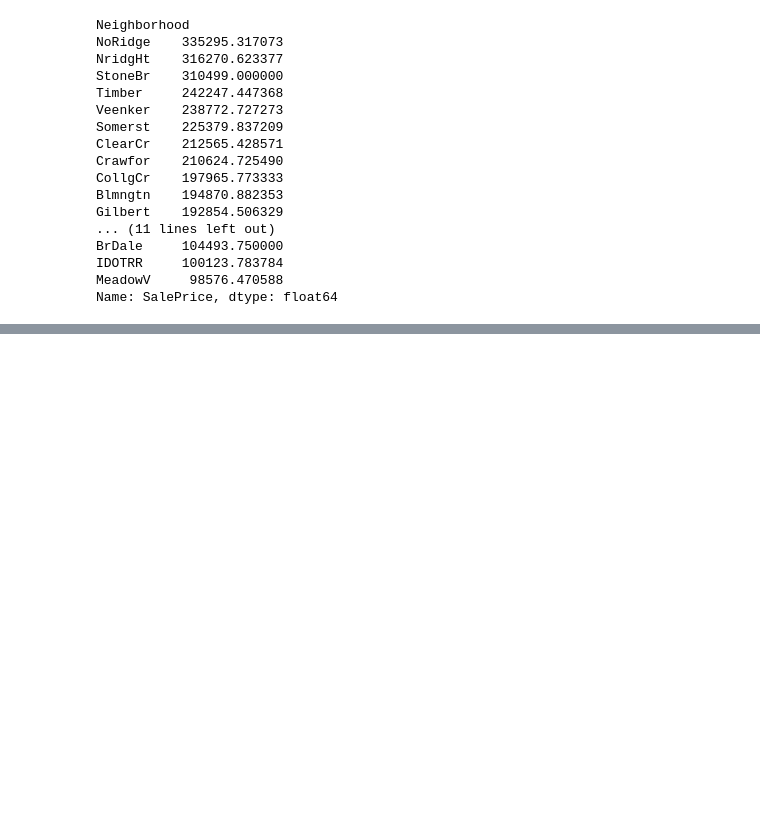
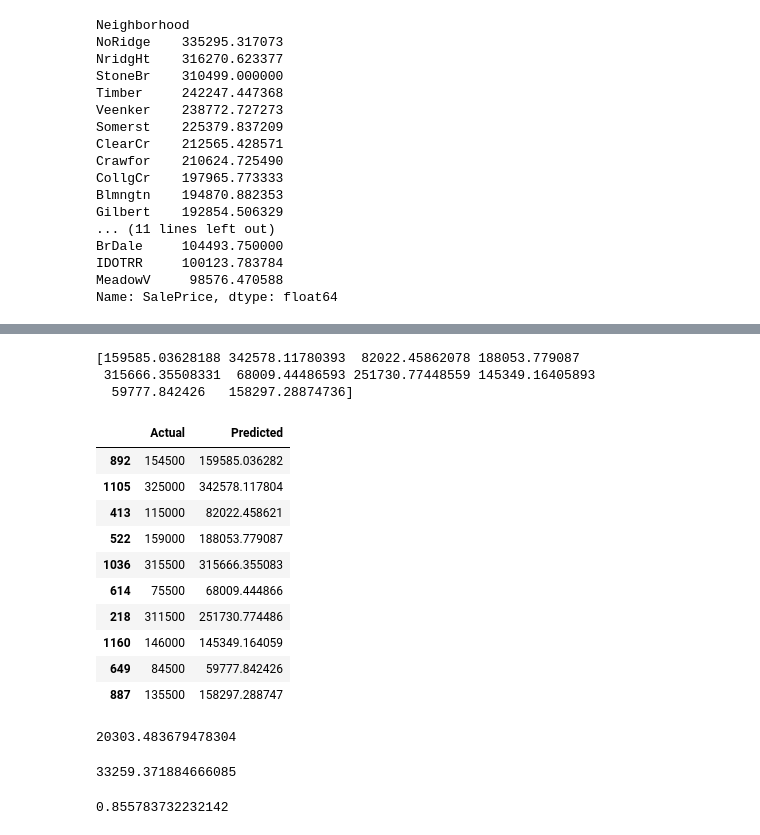
Before and after one commit to Kasias1/house-price-predictor, a Jupyter notebook: House_Price_EDA.ipynb, the cells around one changed output, grey strips where cells are left out. Drawn from its saved outputs; the diff is of its cells as text; code cells hidden in the pictures; blank space fills up the shorter version.

Commit message:
Built and evaluated Linear Regression model

```diff
--- a/House_Price_EDA.ipynb
+++ b/House_Price_EDA.ipynb
@@ -417,0 +414,3 @@ plt.show
+# %%
+X = df.drop("SalePrice", axis = 1)
+y = df["SalePrice"]
@@ -417,0 +437,3 @@ plt.show
+# %%
+X = pd.get_dummies(X, drop_first = True)
+print(X.shape)
@@ -417,0 +476,53 @@ plt.show
+# %%
+from sklearn.model_selection import train_test_split
+from sklearn.linear_model import LinearRegression
+
+X_train,X_test,y_train,y_test = train_test_split(X, y, test_size=0.2, random_state=42)
+
+model =LinearRegression()
+model.fit(X_train,y_train)
+
+predictions = model.predict(X_test)
+# %%
+print(predictions[:10])
+# %% [output]
+[159585.03628188 342578.11780393  82022.45862078 188053.779087
+ 315666.35508331  68009.44486593 251730.77448559 145349.16405893
+  59777.842426   158297.28874736]
+# %%
+comparison = pd.DataFrame({
+    "Actual":y_test,
+    "Predicted": predictions
+})
+
+comparison.head(10)
+# %% [output]
+|  | Actual | Predicted |
+| 892 | 154500 | 159585.036282 |
+| 1105 | 325000 | 342578.117804 |
+| 413 | 115000 | 82022.458621 |
+| 522 | 159000 | 188053.779087 |
+| 1036 | 315500 | 315666.355083 |
+| 614 | 75500 | 68009.444866 |
+| 218 | 311500 | 251730.774486 |
+| 1160 | 146000 | 145349.164059 |
+| 649 | 84500 | 59777.842426 |
+| 887 | 135500 | 158297.288747 |
+# %%
+from sklearn.metrics import (mean_absolute_error, root_mean_squared_error, r2_score)
+mae = mean_absolute_error(y_test, predictions)
+print(mae)
+# %% [output]
+20303.483679478304
+# %%
+rmse = root_mean_squared_error(
+    y_test,
+    predictions)
+print(rmse)
+# %% [output]
+33259.371884666085
+# %%
+r2= r2_score(y_test,predictions)
+print(r2)
+# %% [output]
+0.855783732232142
```
Also changed, not shown: parts of 12 cells of this notebook.
